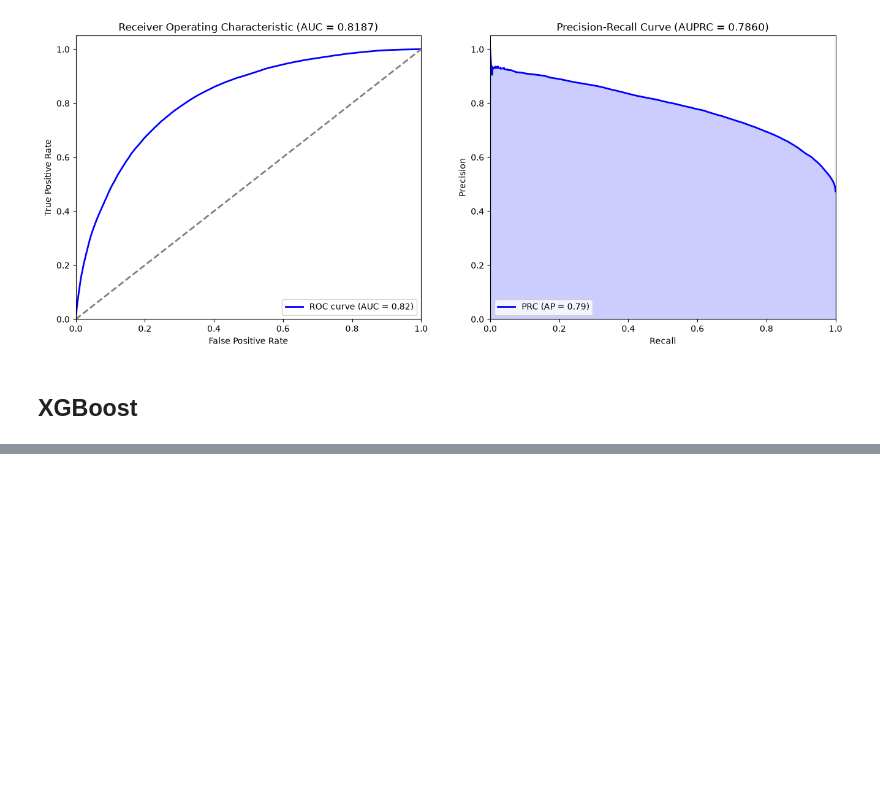
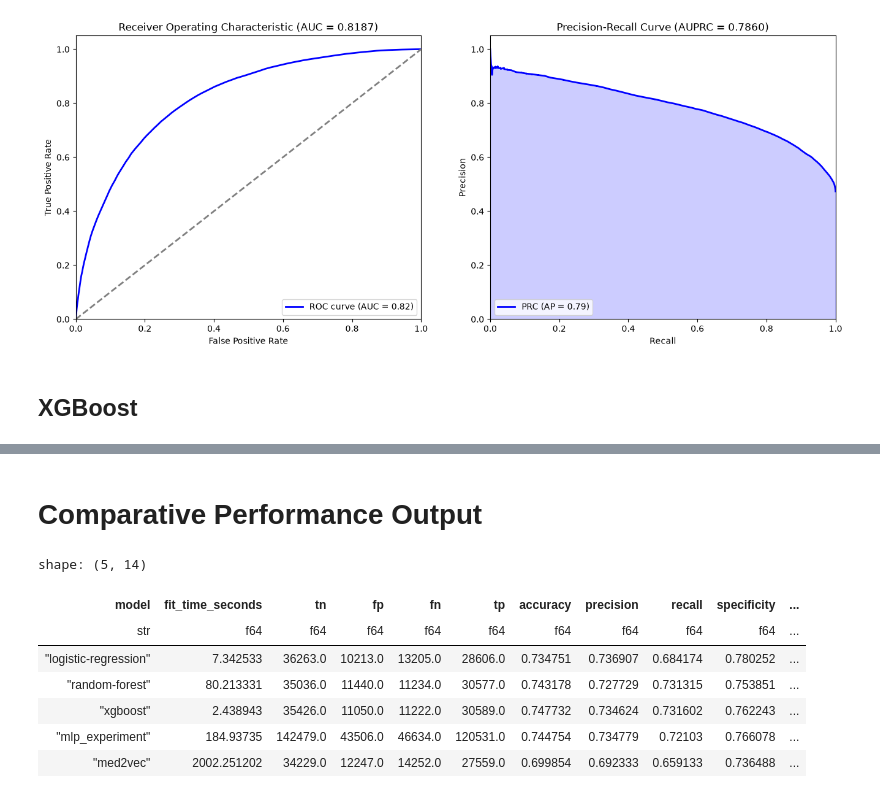
Before and after one commit to BenAF002/mimic4ed-task, a Jupyter notebook: notebooks/task_1.ipynb, the cells around one changed output, grey strips where cells are left out. Saved outputs shown, nothing was run; the diff lists cells and outputs as text; code cells hidden in the pictures; blank space fills up the shorter version.

```diff
--- a/notebooks/task_1.ipynb
+++ b/notebooks/task_1.ipynb
@@ -270,0 +595,45 @@ plots.plot_roc_prc(test.y, rf.predict_proba(test.X)[:, 1])
+# %% [markdown]
+# Comparative Performance Output
+# %%
+run_names = ["logistic-regression", "random-forest", "xgboost", "mlp_experiment", "med2vec"]
+
+def get_run_metrics(experiment_id: str, run_name: str) -> dict:
+    """Return the logged params-free metrics of the most recent run with the given name."""
+    runs = mlflow.search_runs(
+        experiment_ids=[experiment_id],
+        filter_string=f"tags.mlflow.runName = '{run_name}'",
+        order_by=["attributes.start_time DESC"],
+        max_results=1,
+    )
+    if runs.empty:
+        raise RuntimeError(f"No MLflow run found with name {run_name!r}.")
+    run_id = runs.iloc[0]["run_id"]
+    # latest value of each metric (the MLP logs per-epoch, prefixed metrics)
+    return {"model": run_name, **MlflowClient().get_run(run_id).data.metrics}
+
+
+comparison_df = pl.DataFrame(
+    [get_run_metrics(experiment.experiment_id, name) for name in run_names],
+    infer_schema_length=None,
+)
+
+# clean-up my sloppy MLP metrics conventions
+comparison_df = comparison_df.drop([c for c in comparison_df.columns if c.startswith("test_")])
+train_cols = [c for c in comparison_df.columns if c.startswith("train_")]
+for c in train_cols:
+    base = c.removeprefix("train_")
+    comparison_df = comparison_df.with_columns(**{
+        base: pl.coalesce(pl.col(base), pl.col(c)) if base in comparison_df.columns else pl.col(c)
+    })
+comparison_df = comparison_df.drop(train_cols)
+
+comparison_df.show()
+# %% [output]
+shape: (5, 14)
+| model | fit_time_seconds | tn | fp | fn | tp | accuracy | precision | recall | specificity | ... |
+| str | f64 | f64 | f64 | f64 | f64 | f64 | f64 | f64 | f64 | ... |
+| "logistic-regression" | 7.342533 | 36263.0 | 10213.0 | 13205.0 | 28606.0 | 0.734751 | 0.736907 | 0.684174 | 0.780252 | ... |
+| "random-forest" | 80.213331 | 35036.0 | 11440.0 | 11234.0 | 30577.0 | 0.743178 | 0.727729 | 0.731315 | 0.753851 | ... |
+| "xgboost" | 2.438943 | 35426.0 | 11050.0 | 11222.0 | 30589.0 | 0.747732 | 0.734624 | 0.731602 | 0.762243 | ... |
+| "mlp_experiment" | 184.93735 | 142479.0 | 43506.0 | 46634.0 | 120531.0 | 0.744754 | 0.734779 | 0.72103 | 0.766078 | ... |
+| "med2vec" | 2002.251202 | 34229.0 | 12247.0 | 14252.0 | 27559.0 | 0.699854 | 0.692333 | 0.659133 | 0.736488 | ... |
```
Also changed, not shown: parts of 21 cells of this notebook, 1 other file.
